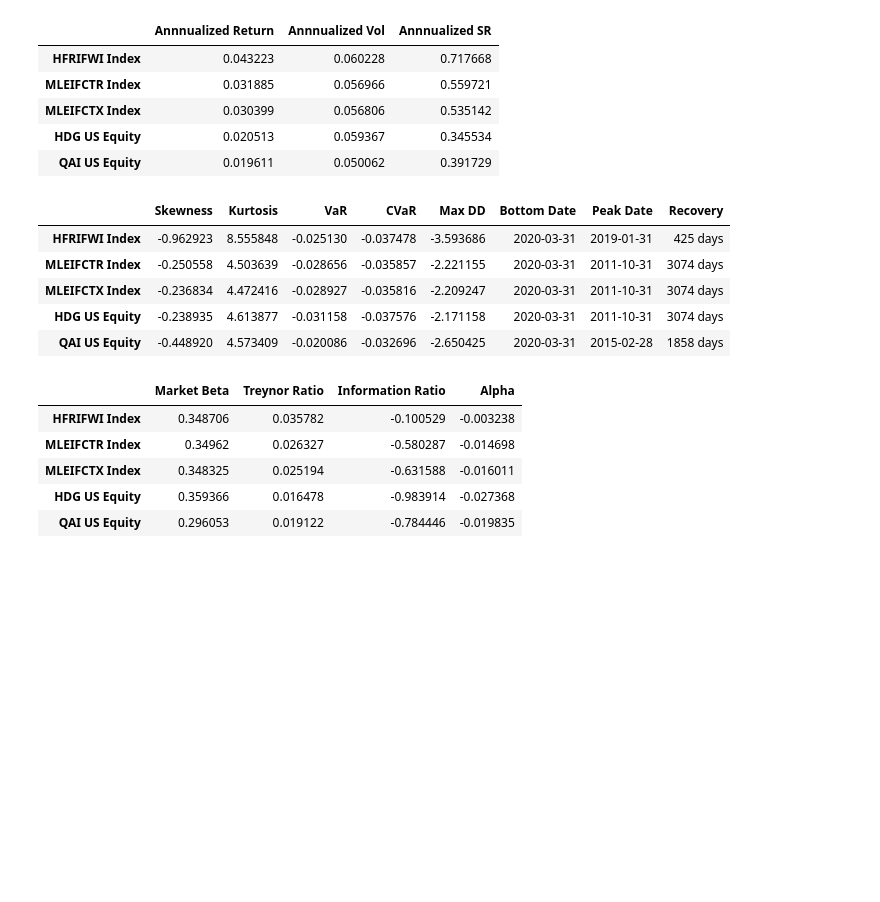
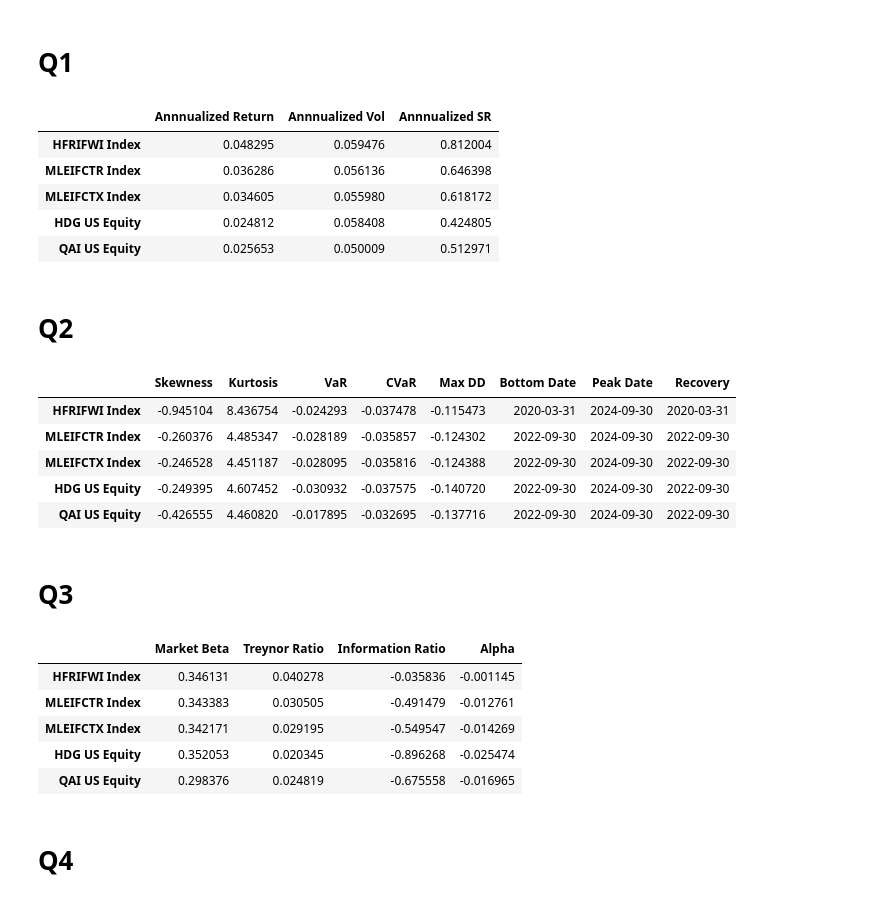
Before and after one commit to ccwhgetgit/finm-portfolio-2024, a Jupyter notebook: homework/HW2.ipynb, the cells around one changed output. Cells and saved outputs as stored; diff of their text form; code cells hidden in the pictures; blank space fills up the shorter version.

```diff
--- a/homework/HW2.ipynb
+++ b/homework/HW2.ipynb
@@ -1,7 +1,9 @@
+# %% [markdown]
+# Q1
 # %%
 import pandas as pd
 import numpy as np
-df = pd.read_excel("./data/(old)proshares_analysis_data.xlsx", sheet_name="hedge_fund_series")
+df = pd.read_excel("./data/proshares_analysis_data.xlsx", sheet_name="hedge_fund_series")
 df.rename(columns = {'Unnamed: 0':'Date'}, inplace=True)
 df = df.set_index('Date')
 annualization_factor = 12
@@ -19,11 +21,13 @@ def calc_metrics(data):
 calc_metrics(df)
 # %% [output]
 |  | Annnualized Return | Annnualized Vol | Annnualized SR |
-| HFRIFWI Index | 0.043223 | 0.060228 | 0.717668 |
-| MLEIFCTR Index | 0.031885 | 0.056966 | 0.559721 |
-| MLEIFCTX Index | 0.030399 | 0.056806 | 0.535142 |
-| HDG US Equity | 0.020513 | 0.059367 | 0.345534 |
-| QAI US Equity | 0.019611 | 0.050062 | 0.391729 |
+| HFRIFWI Index | 0.048295 | 0.059476 | 0.812004 |
+| MLEIFCTR Index | 0.036286 | 0.056136 | 0.646398 |
+| MLEIFCTX Index | 0.034605 | 0.055980 | 0.618172 |
+| HDG US Equity | 0.024812 | 0.058408 | 0.424805 |
+| QAI US Equity | 0.025653 | 0.050009 | 0.512971 |
+# %% [markdown]
+# Q2
 # %%
 # tail risks
 
@@ -39,52 +43,60 @@ def kurtosis(data):
     denominator = (data.std())**(4)
     return numerator/denominator
 
 def value_at_risk(data, quantile):
     quantile_returns = data.quantile(quantile)
     return quantile_returns
 
 def cvar(data, quantile):
     quantile_cut_off = data.quantile(quantile)
     return data.loc[data.values < quantile_cut_off].mean()
 
 def max_dd(data):
-    # something wrong with max dd
-    data_df = pd.DataFrame(data)
-    data_df['Prev_Peak'] = data_df[data_df.columns[0]].cummax()
-    data_df['Drawdown'] = (data_df[data_df.columns[0]] - data_df['Prev_Peak']) / data_df['Prev_Peak']
-    max_dd = data_df['Drawdown'].min()
-    min_date = data_df['Drawdown'].idxmin()
-    peak_date = data_df.loc[:min_date, 'Prev_Peak'].idxmax()
-    recovery = min_date - peak_date
+    #From Prof 2023 code
+    wealth_index = 1000 * (1 + data).cumprod()
+    previous_peaks = wealth_index.cummax()
+    drawdowns = (wealth_index - previous_peaks) / previous_peaks
+    max_dd = drawdowns.min()
+    min_date = drawdowns.idxmin()
+    peak_date = previous_peaks.idxmax()
+
+    recovery_date = []
+    prev_max = previous_peaks[: drawdowns.idxmin()].max()
+    recovery_wealth = pd.DataFrame([wealth_index[drawdowns.idxmin() :]]).T
+    recovery_date.append(
+            recovery_wealth[recovery_wealth >= prev_max].index.min()
+        )
+    recovery = ["-" if pd.isnull(i) else i for i in recovery_date]
+
     return max_dd, min_date, peak_date, recovery
-
 
 
 indices = df.columns
 results_df = pd.DataFrame(index = indices)
 for index in indices:
     results_df.loc[index, 'Skewness'] = skewness(df[index])
     results_df.loc[index, 'Kurtosis'] = kurtosis(df[index])
     results_df.loc[index, 'VaR'] = value_at_risk(df[index], 0.05)
     results_df.loc[index, 'CVaR'] = cvar(df[index], 0.05)
     results_df.loc[index, 'Max DD'] = max_dd(df[index])[0]
     results_df.loc[index, 'Bottom Date'] = max_dd(df[index])[1]
     results_df.loc[index, 'Peak Date'] = max_dd(df[index])[2]
     results_df.loc[index, 'Recovery'] = max_dd(df[index])[3]
 
 results_df
 # %% [output]
 |  | Skewness | Kurtosis | VaR | CVaR | Max DD | Bottom Date | Peak Date | Recovery |
-| HFRIFWI Index | -0.962923 | 8.555848 | -0.025130 | -0.037478 | -3.593686 | 2020-03-31 | 2019-01-31 | 425 days |
-| MLEIFCTR Index | -0.250558 | 4.503639 | -0.028656 | -0.035857 | -2.221155 | 2020-03-31 | 2011-10-31 | 3074 days |
-| MLEIFCTX Index | -0.236834 | 4.472416 | -0.028927 | -0.035816 | -2.209247 | 2020-03-31 | 2011-10-31 | 3074 days |
-| HDG US Equity | -0.238935 | 4.613877 | -0.031158 | -0.037576 | -2.171158 | 2020-03-31 | 2011-10-31 | 3074 days |
-| QAI US Equity | -0.448920 | 4.573409 | -0.020086 | -0.032696 | -2.650425 | 2020-03-31 | 2015-02-28 | 1858 days |
+| HFRIFWI Index | -0.945104 | 8.436754 | -0.024293 | -0.037478 | -0.115473 | 2020-03-31 | 2024-09-30 | 2020-03-31 |
+| MLEIFCTR Index | -0.260376 | 4.485347 | -0.028189 | -0.035857 | -0.124302 | 2022-09-30 | 2024-09-30 | 2022-09-30 |
+| MLEIFCTX Index | -0.246528 | 4.451187 | -0.028095 | -0.035816 | -0.124388 | 2022-09-30 | 2024-09-30 | 2022-09-30 |
+| HDG US Equity | -0.249395 | 4.607452 | -0.030932 | -0.037575 | -0.140720 | 2022-09-30 | 2024-09-30 | 2022-09-30 |
+| QAI US Equity | -0.426555 | 4.460820 | -0.017895 | -0.032695 | -0.137716 | 2022-09-30 | 2024-09-30 | 2022-09-30 |
+# %% [markdown]
+# Q3
 # %%
 # regressions
 import statsmodels.api as sm
-spy = pd.read_excel("./data/(old)proshares_analysis_data.xlsx", sheet_name="merrill_factors")
-spy.rename(columns = {'Unnamed: 0':'Date'}, inplace=True)
+spy = pd.read_excel("./data/proshares_analysis_data.xlsx", sheet_name="merrill_factors")
 spy.rename(columns = {'Unnamed: 0':'Date'}, inplace=True)
 combined_df = pd.merge(df, spy['SPY US Equity'], on = df.index)
 combined_df.rename(columns = {'key_0':'Date'}, inplace=True)
@@ -119,9 +131,11 @@ for asset in assets:
 results_df
 # %% [output]
 |  | Market Beta | Treynor Ratio | Information Ratio | Alpha |
-| HFRIFWI Index | 0.348706 | 0.035782 | -0.100529 | -0.003238 |
-| MLEIFCTR Index | 0.34962 | 0.026327 | -0.580287 | -0.014698 |
-| MLEIFCTX Index | 0.348325 | 0.025194 | -0.631588 | -0.016011 |
-| HDG US Equity | 0.359366 | 0.016478 | -0.983914 | -0.027368 |
-| QAI US Equity | 0.296053 | 0.019122 | -0.784446 | -0.019835 |
+| HFRIFWI Index | 0.346131 | 0.040278 | -0.035836 | -0.001145 |
+| MLEIFCTR Index | 0.343383 | 0.030505 | -0.491479 | -0.012761 |
+| MLEIFCTX Index | 0.342171 | 0.029195 | -0.549547 | -0.014269 |
+| HDG US Equity | 0.352053 | 0.020345 | -0.896268 | -0.025474 |
+| QAI US Equity | 0.298376 | 0.024819 | -0.675558 | -0.016965 |
+# %% [markdown]
+# Q4
 # %% [markdown]
```
Also changed, not shown: parts of 17 cells of this notebook, 7 other files.
